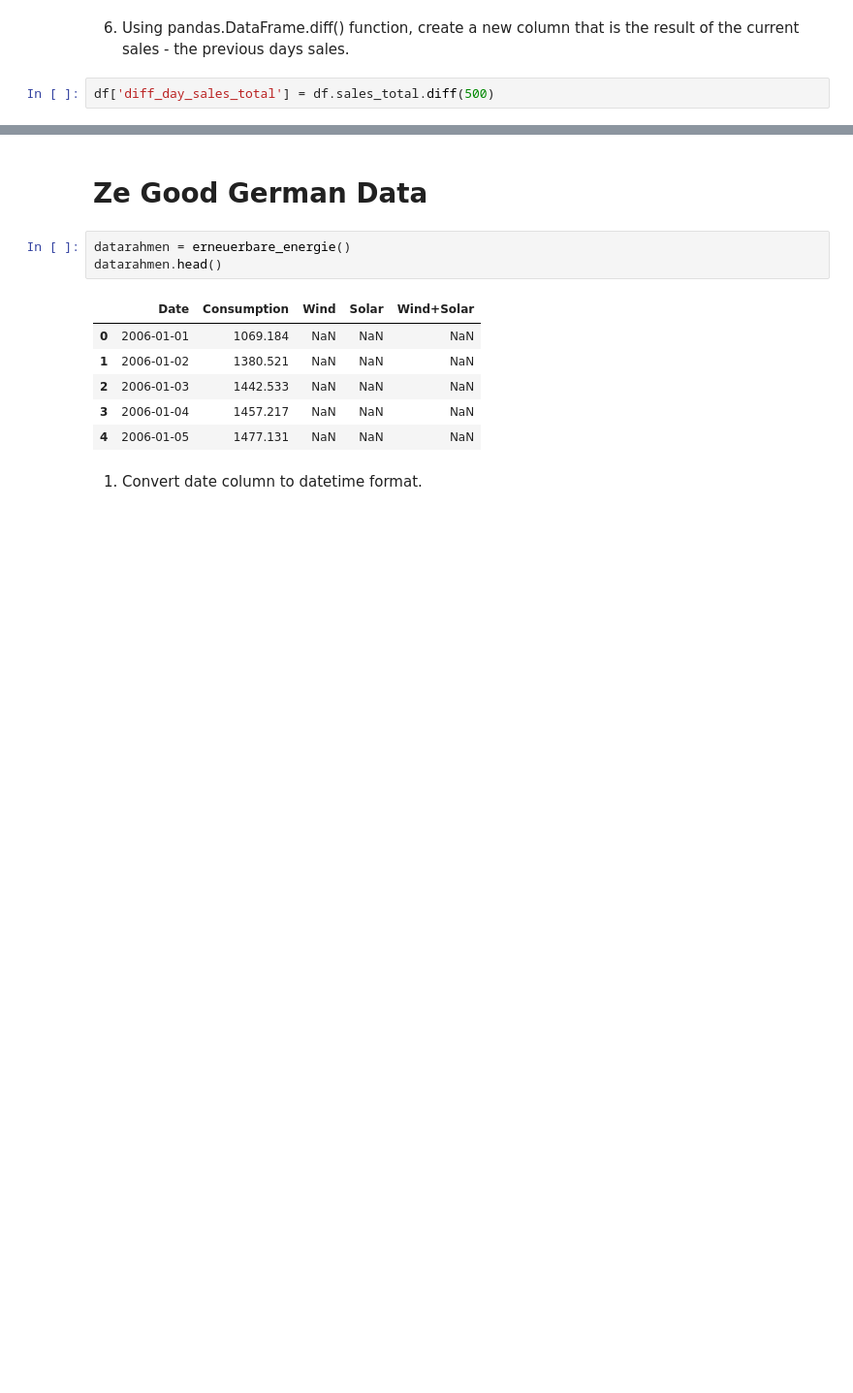
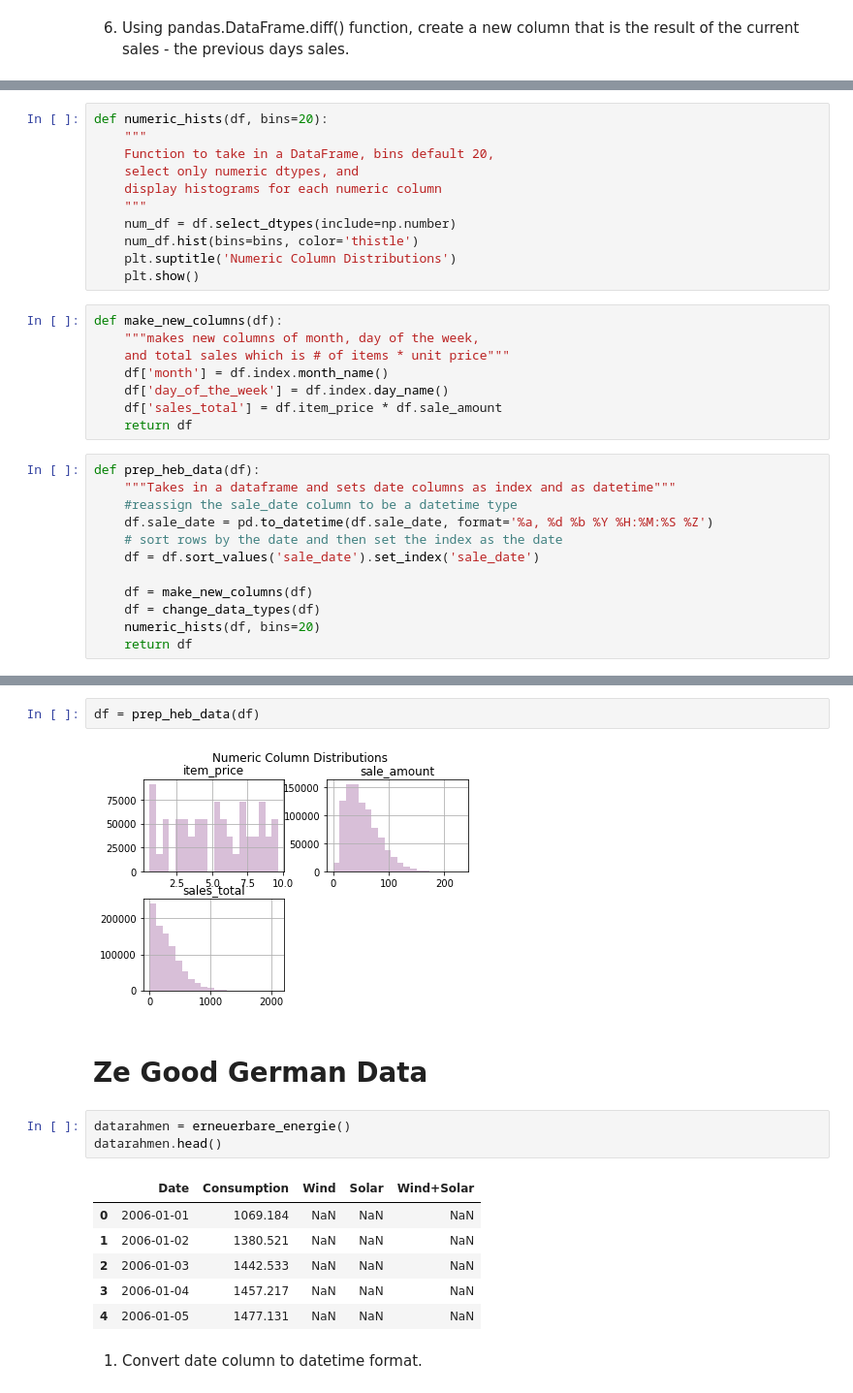
Before and after one commit to noahmelngailis/ds-methodologies-exercises, a Jupyter notebook: time_series/prepare_exercises.ipynb, the cells around one changed output, grey strips where cells are left out. Shown at 97% size. Cells and saved outputs as stored; diff of their text form; blank space fills up the shorter version.

Commit message:
updating prepare functions

```diff
--- a/time_series/prepare_exercises.ipynb
+++ b/time_series/prepare_exercises.ipynb
@@ -98,4 +52,2 @@ df.head(1)
 # %% [markdown]
 6. Using pandas.DataFrame.diff() function, create a new column that is the result of the current sales - the previous days sales.
-# %%
-df['diff_day_sales_total'] = df.sales_total.diff(500)
@@ -103,0 +60,31 @@ df['diff_day_sales_total'] = df.sales_total.diff(500)
+# %%
+def numeric_hists(df, bins=20):
+    """
+    Function to take in a DataFrame, bins default 20,
+    select only numeric dtypes, and
+    display histograms for each numeric column
+    """
+    num_df = df.select_dtypes(include=np.number)
+    num_df.hist(bins=bins, color='thistle')
+    plt.suptitle('Numeric Column Distributions')
+    plt.show()
+# %%
+def make_new_columns(df):
+    """makes new columns of month, day of the week,
+    and total sales which is # of items * unit price"""
+    df['month'] = df.index.month_name()
+    df['day_of_the_week'] = df.index.day_name()
+    df['sales_total'] = df.item_price * df.sale_amount
+    return df
+# %%
+def prep_heb_data(df):
+    """Takes in a dataframe and sets date columns as index and as datetime"""
+    #reassign the sale_date column to be a datetime type
+    df.sale_date = pd.to_datetime(df.sale_date, format='%a, %d %b %Y %H:%M:%S %Z')
+    # sort rows by the date and then set the index as the date
+    df = df.sort_values('sale_date').set_index('sale_date')
+
+    df = make_new_columns(df)
+    df = change_data_types(df)
+    numeric_hists(df, bins=20)
+    return df
@@ -104,3 +103,7 @@ df['diff_day_sales_total'] = df.sales_total.diff(500)
+# %%
+df = prep_heb_data(df)
+# %% [output]
+[figure, added]
 # %% [markdown]
 # Ze Good German Data
 # %%
```
Also changed, not shown: parts of 34 cells of this notebook, 1 other file.
